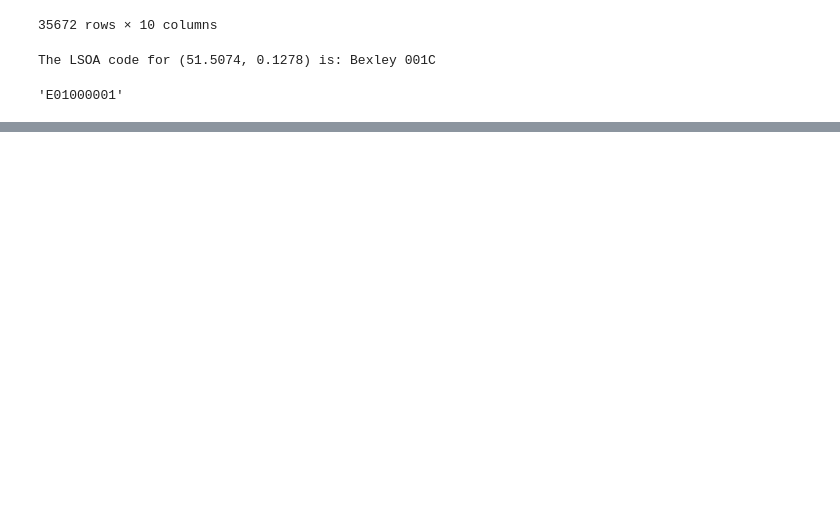
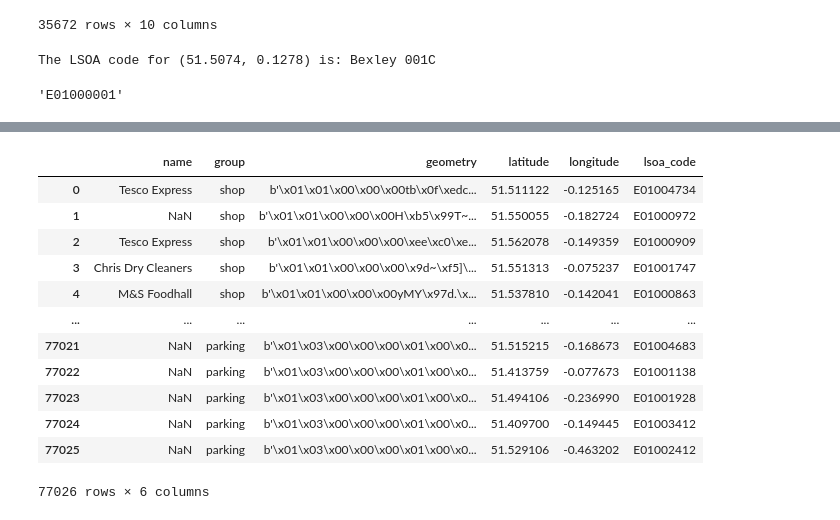
Before and after one commit to skyrimer/ARWCASP, a Jupyter notebook: EDA/London_busy.ipynb, the cells around one changed output, grey strips where cells are left out. Cells and saved outputs as stored; diff of their text form; code cells hidden in the pictures; blank space fills up the shorter version.

```diff
--- a/EDA/London_busy.ipynb
+++ b/EDA/London_busy.ipynb
@@ -246,0 +334,18 @@ Processed batch 21/919
+# %%
+busy_with_lsoa = busy_with_lsoa.dropna(subset=['lsoa_code'])
+busy_with_lsoa = busy_with_lsoa.reset_index(drop=True)
+busy_with_lsoa
+# %% [output]
+|  | name | group | geometry | latitude | longitude | lsoa_code |
+| 0 | Tesco Express | shop | b'\x01\x01\x00\x00\x00tb\x0f\xedc... | 51.511122 | -0.125165 | E01004734 |
+| 1 | NaN | shop | b'\x01\x01\x00\x00\x00H\xb5\x99T~... | 51.550055 | -0.182724 | E01000972 |
+| 2 | Tesco Express | shop | b'\x01\x01\x00\x00\x00\xee\xc0\xe... | 51.562078 | -0.149359 | E01000909 |
+| 3 | Chris Dry Cleaners | shop | b'\x01\x01\x00\x00\x00\x9d~\xf5]\... | 51.551313 | -0.075237 | E01001747 |
+| 4 | M&S Foodhall | shop | b'\x01\x01\x00\x00\x00yMY\x97d.\x... | 51.537810 | -0.142041 | E01000863 |
+| ... | ... | ... | ... | ... | ... | ... |
+| 77021 | NaN | parking | b'\x01\x03\x00\x00\x00\x01\x00\x0... | 51.515215 | -0.168673 | E01004683 |
+| 77022 | NaN | parking | b'\x01\x03\x00\x00\x00\x01\x00\x0... | 51.413759 | -0.077673 | E01001138 |
+| 77023 | NaN | parking | b'\x01\x03\x00\x00\x00\x01\x00\x0... | 51.494106 | -0.236990 | E01001928 |
+| 77024 | NaN | parking | b'\x01\x03\x00\x00\x00\x01\x00\x0... | 51.409700 | -0.149445 | E01003412 |
+| 77025 | NaN | parking | b'\x01\x03\x00\x00\x00\x01\x00\x0... | 51.529106 | -0.463202 | E01002412 |
+77026 rows × 6 columns
```
Also changed, not shown: parts of 8 cells of this notebook, 7 other files.
